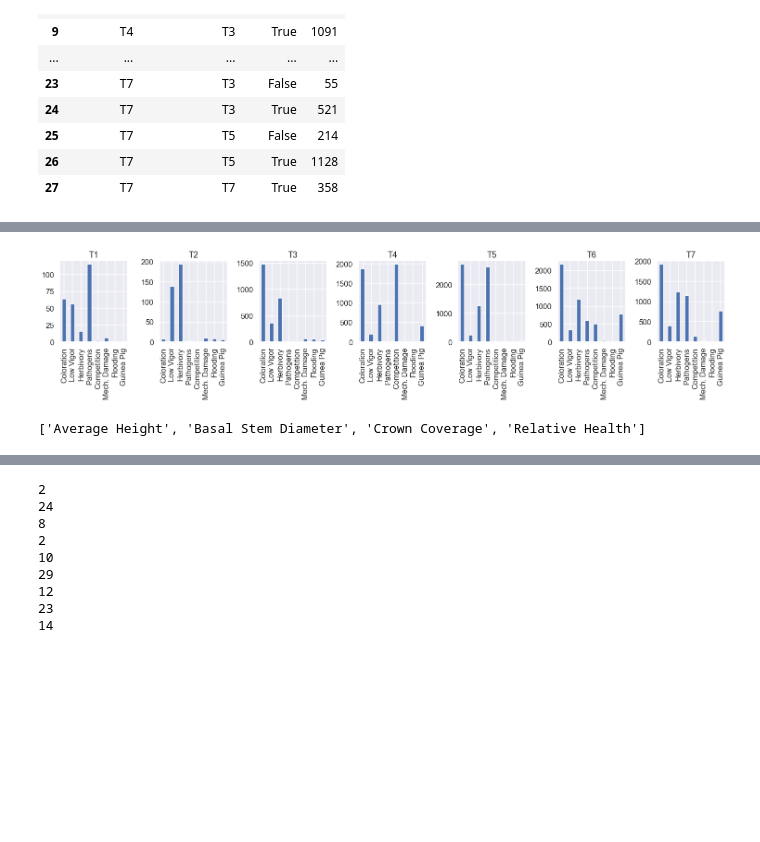
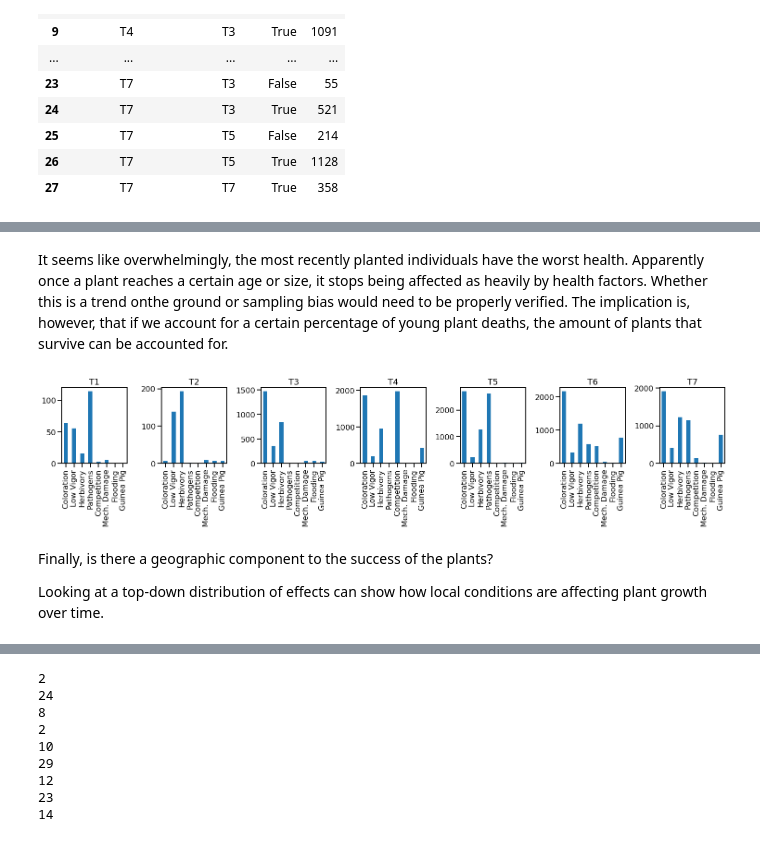
Before and after one commit to Slid61/Plant-Restoration-Data, a Jupyter notebook: Udacity Final Data Submission.ipynb, the cells around one changed output, grey strips where cells are left out. Cells and saved outputs as stored; diff of their text form; code cells hidden in the pictures; blank space fills up the shorter version.

```diff
--- a/Udacity Final Data Submission.ipynb
+++ b/Udacity Final Data Submission.ipynb
@@ -1000,22 +972,24 @@ for aff in affectations:
+# %% [markdown]
+It seems like overwhelmingly, the most recently planted individuals have the worst health. Apparently once a plant reaches a certain age or size, it stops being affected as heavily by health factors. Whether this is a trend onthe ground or sampling bias would need to be properly verified. The implication is, however, that if we account for a certain percentage of young plant deaths, the amount of plants that survive can be accounted for.
 # %%
 affectations_here = ['Coloracion', 'Vigor bajo', 'Herbivoria', 'Patogenos',
                 'Competencia', 'Daño mecanico', 'Anegamiento', 'Daño por Curi']
 fig, ax = plt.subplots(1,7, figsize=(21,5))
 col = 0
 xticklabels = ['Coloration', 'Low Vigor', 'Herbivory', 'Pathogens',
                'Competition','Mech. Damage', 'Flooding', 'Guinea Pig']
 for value in reserve['Even_mon'].unique():
-    df_affs = reserve[reserve['Even_mon'] == value][affectations]
+    df_affs = reserve[reserve['Even_mon'] == value][affectations_here]
     df_aff_sum = df_affs.sum()
     df_aff_sum.plot.bar(ax=ax[col])
     ax[col].set_xticklabels(xticklabels)
     ax[col].set_title(value)
 
     col += 1
 fig.tight_layout()
 
 # This shows the proportion of plants affected by each affectation, in a way that makes their
 # relative effects easier to compare. Coloration and Herbivory seem like the most consistently
 # important affectations, with Pathogens and Guinea Pig attacks becoming intermittently important.
 # %% [output]
-[figure, old version]
+[figure, new version]
@@ -1030,4 +995,0 @@ for value in reserve['Even_mon'].unique():
-# %%
-y_labels
-# %% [output]
-['Average Height', 'Basal Stem Diameter', 'Crown Coverage', 'Relative Health']
@@ -1038,3 +996,7 @@ y_labels
+# %% [markdown]
+Finally, is there a geographic component to the success of the plants?
+
+Looking at a top-down distribution of effects can show how local conditions are affecting plant growth over time.
 # %%
 # Overall quantitative values
 geo_quant = reserve.groupby(['COOR_ESTE', 'COOR_NORTE'])[['Alt_Ind Promedio', 'DAB_prom', 'Area_cop_ind', 'Est_Fit_Ind']].mean().reset_index()
```
Also changed, not shown: parts of 70 cells of this notebook, 3 other files.
